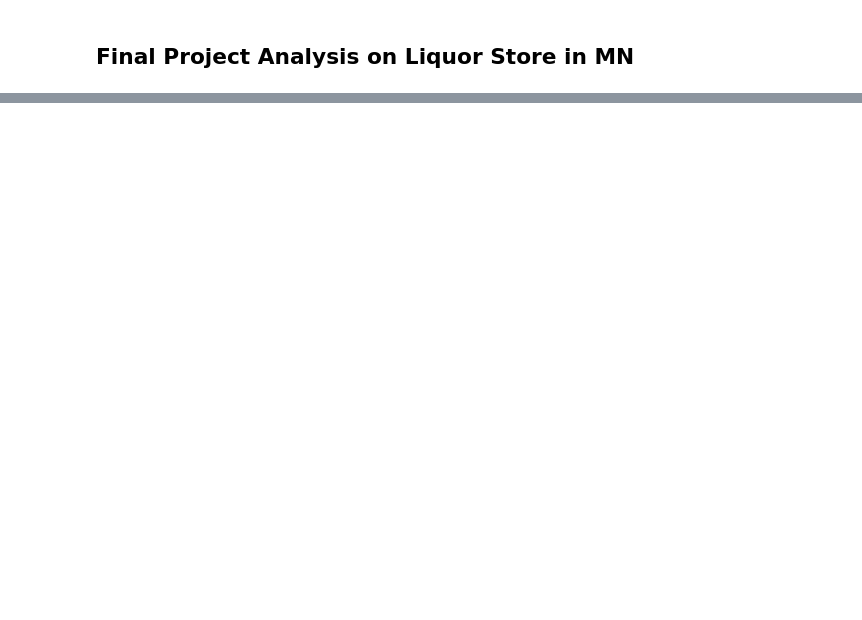
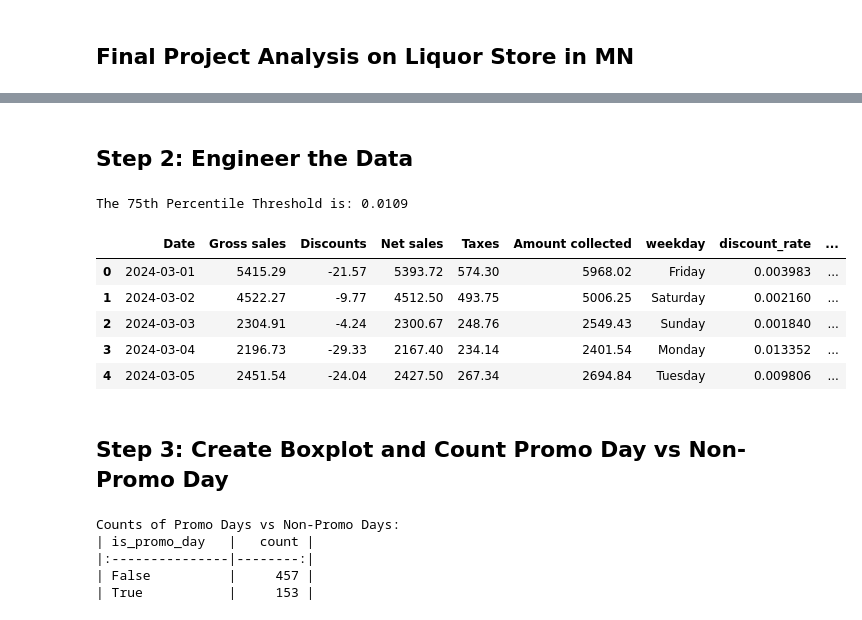
Before and after one commit to karanpalts/SEIS631FinalProject, a Jupyter notebook: LiquorProject.ipynb, the cells around one changed output, grey strips where cells are left out. Cells and saved outputs as stored; diff of their text form; code cells hidden in the pictures; blank space fills up the shorter version.

Commit message:
created boxplot and 75th percentile

```diff
--- a/LiquorProject.ipynb
+++ b/LiquorProject.ipynb
@@ -42,0 +34,11 @@ liquor.head()
+# %%
+# change the data format to datetime
+
+columns_to_drop = [
+    'Non-revenue items', 'Refunds', 'discount_rate'
+]
+liquor = liquor.drop(columns=columns_to_drop)
+
+liquor['Date'] = pd.to_datetime(liquor['Date'])
+
+liquor.head()
@@ -42,0 +52,44 @@ liquor.head()
+# %% [markdown]
+## Step 2: Engineer the Data
+# %%
+
+# calc the discount_rate = (abs val of discount) / Gross sales
+
+# handle cases where 'Gross sales' is 0 to avoid dividing by zero.
+
+liquor['discount_rate'] = 0.0
+valid_sales_mask = liquor['Gross sales'] > 0
+liquor.loc[valid_sales_mask, 'discount_rate'] = liquor['Discounts'].abs() / liquor['Gross sales']
+
+# Calculate the 75th percentile to show the "promo days"
+threshold_75th = liquor['discount_rate'].quantile(0.75)
+
+print(f"The 75th Percentile Threshold is: {threshold_75th:.4f}")
+
+# Create the 'is_promo_day' column (True/False)
+liquor['is_promo_day'] = liquor['discount_rate'] > threshold_75th
+
+
+liquor.head()
+# %% [output]
+The 75th Percentile Threshold is: 0.0109
+|  | Date | Gross sales | Discounts | Net sales | Taxes | Amount collected | weekday | discount_rate | ... |
+| 0 | 2024-03-01 | 5415.29 | -21.57 | 5393.72 | 574.30 | 5968.02 | Friday | 0.003983 | ... |
+| 1 | 2024-03-02 | 4522.27 | -9.77 | 4512.50 | 493.75 | 5006.25 | Saturday | 0.002160 | ... |
+| 2 | 2024-03-03 | 2304.91 | -4.24 | 2300.67 | 248.76 | 2549.43 | Sunday | 0.001840 | ... |
+| 3 | 2024-03-04 | 2196.73 | -29.33 | 2167.40 | 234.14 | 2401.54 | Monday | 0.013352 | ... |
+| 4 | 2024-03-05 | 2451.54 | -24.04 | 2427.50 | 267.34 | 2694.84 | Tuesday | 0.009806 | ... |
+# %% [markdown]
+## Step 3: Create Boxplot and Count Promo Day vs Non-Promo Day
+# %%
+# curious to see how many promo days vs regular days we have
+
+is_promo_day_counts = liquor['is_promo_day'].value_counts()
+print("\nCounts of Promo Days vs Non-Promo Days:")
+print(is_promo_day_counts.to_markdown())
+# %% [output]
+Counts of Promo Days vs Non-Promo Days:
+| is_promo_day   |   count |
+|:---------------|--------:|
+| False          |     457 |
+| True           |     153 |
```
Also changed, not shown: parts of 6 cells of this notebook, 2 other files.
